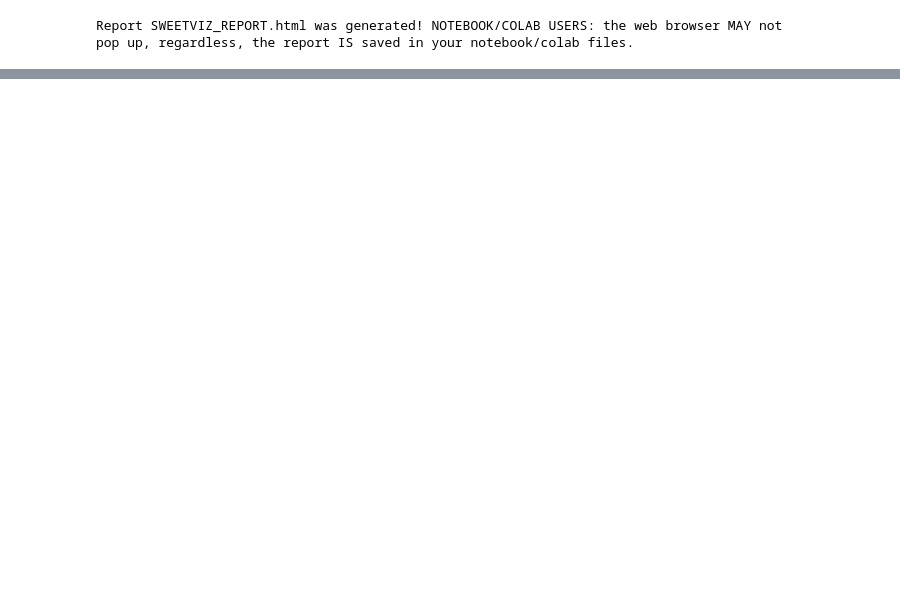
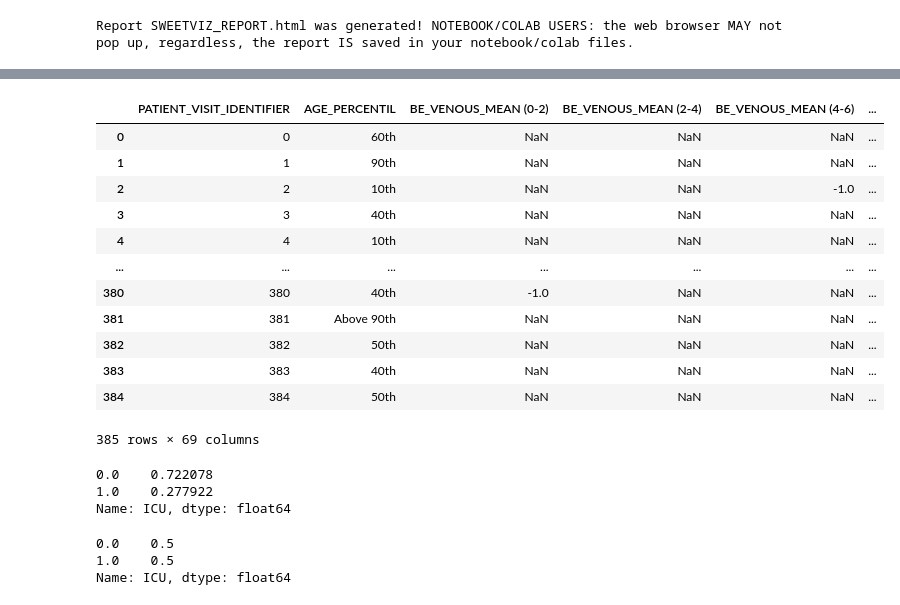
Before and after one commit to BrunoASNascimento/bootcamp-datascience-alura, a Jupyter notebook: projeto_final.ipynb, the cells around one changed output, grey strips where cells are left out. Cells and saved outputs as stored; diff of their text form; code cells hidden in the pictures; blank space fills up the shorter version.

```diff
--- a/projeto_final.ipynb
+++ b/projeto_final.ipynb
@@ -163,0 +193,23 @@ Report SWEETVIZ_REPORT.html was generated! NOTEBOOK/COLAB USERS: the web browser
+# %%
+df_evolucao_paciente['AGE_PERCENTIL_CODE'] = df_evolucao_paciente['AGE_PERCENTIL'].cat.codes
+df_evolucao_paciente
+# %% [output]
+|  | PATIENT_VISIT_IDENTIFIER | AGE_PERCENTIL | BE_VENOUS_MEAN (0-2) | BE_VENOUS_MEAN (2-4) | BE_VENOUS_MEAN (4-6) | ... |
+| 0 | 0 | 60th | NaN | NaN | NaN | ... |
+| 1 | 1 | 90th | NaN | NaN | NaN | ... |
+| 2 | 2 | 10th | NaN | NaN | -1.0 | ... |
+| 3 | 3 | 40th | NaN | NaN | NaN | ... |
+| 4 | 4 | 10th | NaN | NaN | NaN | ... |
+| ... | ... | ... | ... | ... | ... | ... |
+| 380 | 380 | 40th | -1.0 | NaN | NaN | ... |
+| 381 | 381 | Above 90th | NaN | NaN | NaN | ... |
+| 382 | 382 | 50th | NaN | NaN | NaN | ... |
+| 383 | 383 | 40th | NaN | NaN | NaN | ... |
+| 384 | 384 | 50th | NaN | NaN | NaN | ... |
+385 rows × 69 columns
+# %%
+df_evolucao_paciente['ICU'].value_counts(normalize=True)
+# %% [output]
+0.0    0.722078
+1.0    0.277922
+Name: ICU, dtype: float64
@@ -163,0 +218,6 @@ Report SWEETVIZ_REPORT.html was generated! NOTEBOOK/COLAB USERS: the web browser
+# %%
+df_evolucao_paciente['ICU'].value_counts(normalize=True)
+# %% [output]
+0.0    0.5
+1.0    0.5
+Name: ICU, dtype: float64
```
Also changed, not shown: parts of 25 cells of this notebook, 1 other file.
